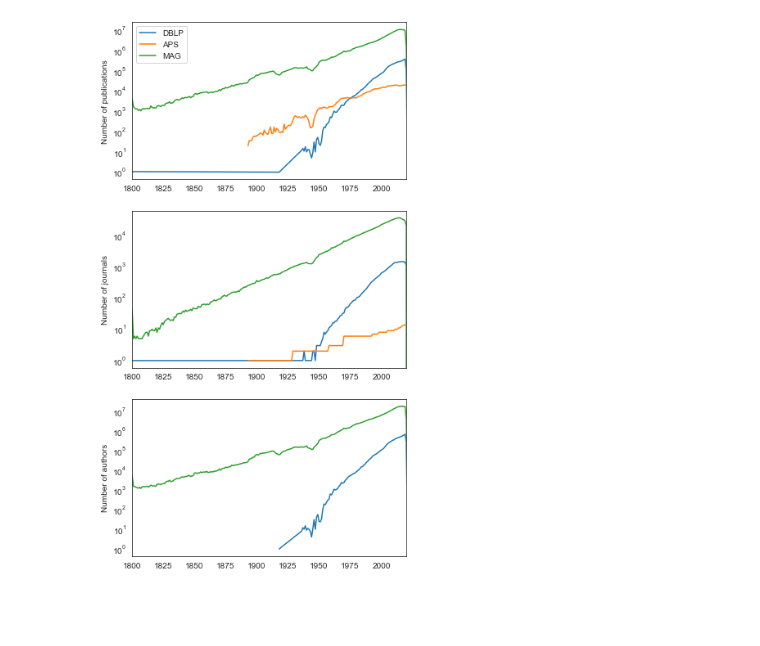
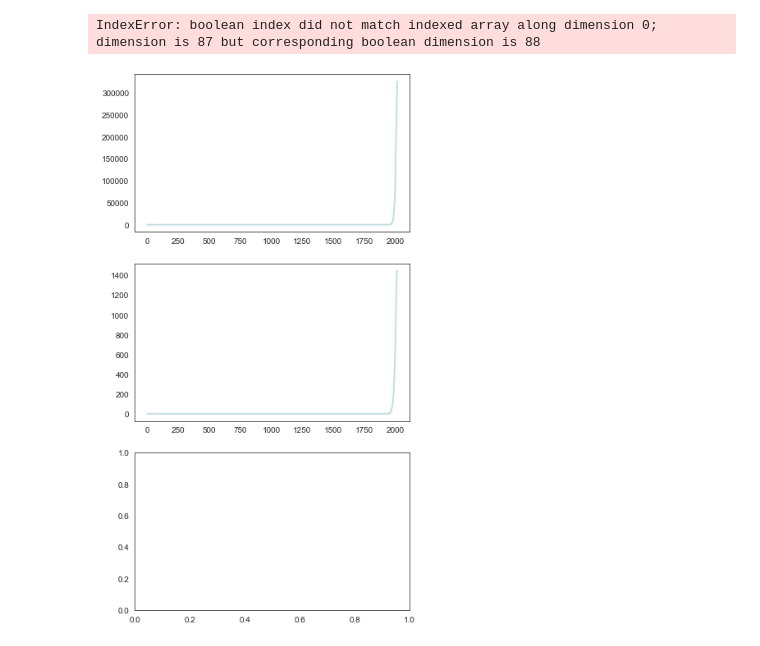
Before and after one commit to SciSciCollective/pyscisci, a Jupyter notebook: examples/The Growth of Science.ipynb, the cells around one changed output. Saved outputs shown, nothing was run; the diff lists cells and outputs as text; code cells hidden in the pictures; blank space fills up the shorter version.

```diff
--- a/examples/The Growth of Science.ipynb
+++ b/examples/The Growth of Science.ipynb
@@ -28,5 +24,8 @@ mag_color = sns.color_palette()[2]
 myaps = pyscisci.APS(path2aps)
 apspubs = myaps.load_publications(columns=['PublicationId', 'Year', 'JournalId'])
 
-npubs_aps = apspubs.groupby('Year')['PublicationId'].nunique()
-njournals_aps = apspubs.groupby('Year')['JournalId'].nunique()
+npubs_aps = apspubs.groupby('Year')['PublicationId'].nunique().to_frame().reset_index()
+njournals_aps = apspubs.groupby('Year')['JournalId'].nunique().to_frame().reset_index()
+aps_values = npubs_aps.merge(njournals_aps, on='Year', how='left')
+aps_values['AuthorId'] = None
+aps_values
@@ -60,38 +92,69 @@ magauthors['Year'] = [pub2year.get(pid, None) for pid in magauthors['Publication
 magauthors.dropna(inplace=True)
 
 nauthors_mag = magauthors.groupby('Year')['AuthorId'].nunique()
+# %%
+if False:
+    mywos = pyscisci.WOS(path2wos)
+    magpubs = mywos.load_publications(columns=['PublicationId', 'Year', 'JournalId'])
+    pub2year = {pid:y for pid, y in magpubs[['PublicationId', 'Year']].values}
+
+    npubs_wos = magpubs.groupby('Year')['PublicationId'].nunique()
+    njournals_wos = magpubs.groupby('Year')['JournalId'].nunique()
+
+    wosauthors = mywos.load_publicationauthoraffiliation(columns=['PublicationId', 'AuthorId'],
+                                                      duplicate_subset=['PublicationId', 'AuthorId'])
+
+    wosauthors['Year'] = [pub2year.get(pid, None) for pid in wosauthors['PublicationId'].values]
+    wosauthors.dropna(inplace=True)
+
+    nauthors_wos = wosauthors.groupby('Year')['AuthorId'].nunique()
+
+wospubs = pd.read_hdf('/Users/ajgates/Documents/WOSyearlysize.hdf')
+npubs_wos = pd.Series(wospubs['NumPubs'].values, index=wospubs['PubYear'].values)
+njournals_wos = pd.Series(wospubs['NumJournals'].values, index=wospubs['PubYear'].values)
+nauthors_wos = pd.Series(wospubs['NumAuthors'].values, index=wospubs['PubYear'].values)
 # %%
+dblp_color = '#7A82AB'
+aps_color = '#307473'
+mag_color = '#12664F'
+wos_color = '#2DC2BD'
 
 fig, ax = plt.subplots(3, 1, figsize=(6, 12))
 
-ax[0].plot(npubs_dblp.index.values, npubs_dblp.values, color=dblp_color, label='DBLP')
-ax[1].plot(njournals_dblp.index.values, njournals_dblp.values, color=dblp_color)
-ax[2].plot(nauthors_dblp.index.values, nauthors_dblp.values, color=dblp_color)
+years = npubs_dblp.index.values <= 2017
+ax[0].plot(npubs_dblp.index.values[years], npubs_dblp.values[years], lw=2, color=dblp_color, label='DBLP')
+ax[1].plot(njournals_dblp.index.values[years], njournals_dblp.values[years], lw=2, color=dblp_color)
+ax[2].plot(nauthors_dblp.index.values[years], nauthors_dblp.values[years], lw=2, color=dblp_color)
 
 ax[0].plot(npubs_aps.index.values, npubs_aps.values, color=aps_color, label='APS')
 ax[1].plot(njournals_aps.index.values, njournals_aps.values, color=aps_color)
 
 
 ax[0].plot(npubs_mag.index.values, npubs_mag.values, color=mag_color, label='MAG')
 ax[1].plot(njournals_mag.index.values, njournals_mag.values, color=mag_color)
 ax[2].plot(nauthors_mag.index.values, nauthors_mag.values, color=mag_color)
 
-
+ax[0].plot(npubs_wos.index.values, npubs_wos.values, color=wos_color, label='WOS')
+ax[1].plot(njournals_wos.index.values, njournals_wos.values, color=wos_color)
+ax[2].plot(nauthors_wos.index.values, nauthors_wos.values, color=wos_color)
 
 ax[0].set_ylabel('Number of publications')
 ax[1].set_ylabel('Number of journals')
 ax[2].set_ylabel('Number of authors')
 
 handles, labels = ax[0].get_legend_handles_labels()
 ax[0].legend(handles, labels)
 
 for iax in range(3):
     ax[iax].set_yscale('log')
 
     ax[iax].set_xlim([1800, 2020])
 
+for iax in [0,2]:
+    ax[iax].set_yticks([10**0, 10**2, 10**4, 10**6])
 
 plt.savefig('DatabaseGrowth.pdf')
 plt.show()
 # %% [output]
+IndexError: boolean index did not match indexed array along dimension 0; dimension is 87 but corresponding boolean dimension is 88
-[figure, old version]
+[figure, new version]
```
Also changed, not shown: parts of 3 cells of this notebook, 4 other files.
